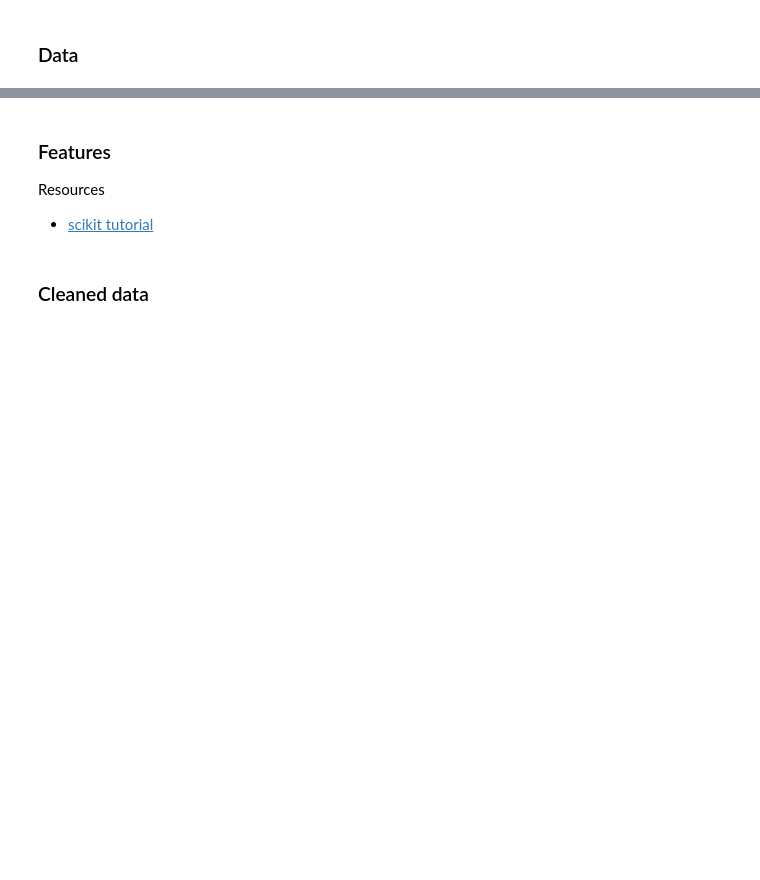
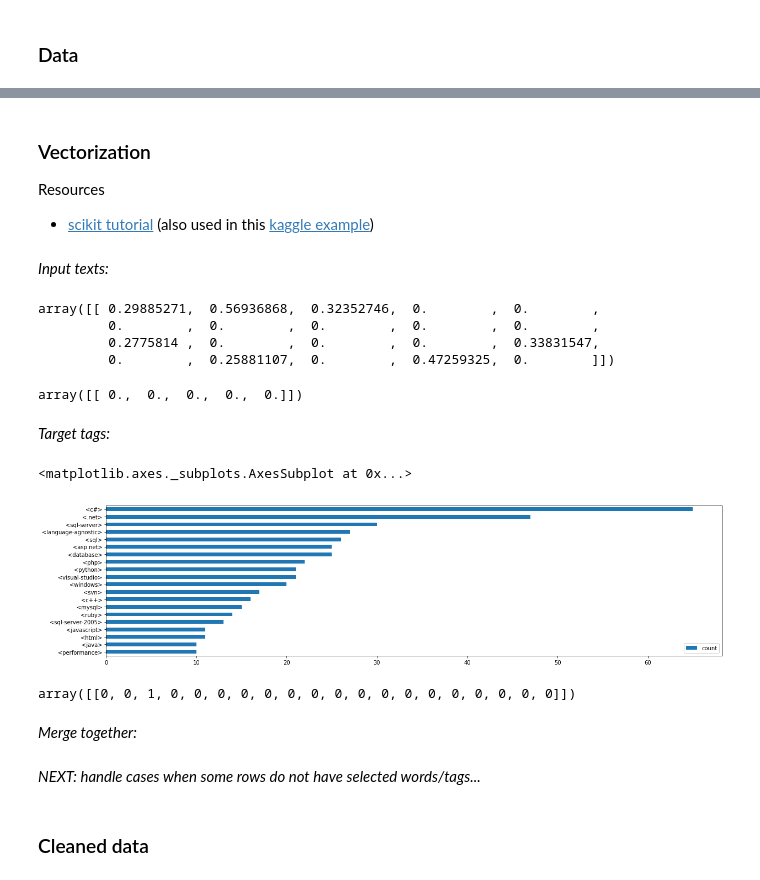
Before and after one commit to 0-tree/OCDataSciencePath, a Jupyter notebook: Project6/Work/dev_dataDownloadAndCleaning.ipynb, the cells around one changed output, grey strips where cells are left out. Saved outputs shown, nothing was run; the diff lists cells and outputs as text; code cells hidden in the pictures; blank space fills up the shorter version.

Commit message:
notebook: ok for basic vectorization on train vs. test //
// remains to ake this easy for later use, AND try learning!

```diff
--- a/Project6/Work/dev_dataDownloadAndCleaning.ipynb
+++ b/Project6/Work/dev_dataDownloadAndCleaning.ipynb
@@ -37,9 +38,3 @@ Some info and uses for [BeautifulSoup](https://pypi.org/project/beautifulsoup4/)
 from bs4 import BeautifulSoup # conda install beautifulsoup4
 # %% [markdown]
 Some info and uses for [NLTK](https://pypi.org/project/nltk/): [here](http://www.nltk.org/book/),
-# %%
-import nltk
-stopwords = nltk.corpus.stopwords.words('english')
-tokenizer = nltk.tokenize.RegexpTokenizer(r'\w+')
-stemer = nltk.PorterStemmer() # factorise this
-#nltk.download('punkt')
@@ -114,0 +58,4 @@ def basicTagTextCleaner(tagText):
+# %%
+n,p = df.shape
+k = .8
+df_train,df_test = df.iloc[:int(k*n),:].copy(),df.iloc[int(k*n):,:].copy()
@@ -129,0 +87,7 @@ df.sample(5)
+# %%
+stopwords = set(nltk.corpus.stopwords.words('english'))
+tokenizer = nltk.tokenize.RegexpTokenizer(r'\w+')
+stemer = nltk.PorterStemmer()
+
+df_train = applyCleaner(df_train,tokenizer,stopwords,stemer)
+df_test = applyCleaner(df_test,tokenizer,stopwords,stemer)
@@ -130,4 +115,7 @@ df.sample(5)
 # %% [markdown]
-### Features
+### Vectorization
+
 Resources
-- [scikit tutorial](http://scikit-learn.org/stable/tutorial/text_analytics/working_with_text_data.html)
+- [scikit tutorial](http://scikit-learn.org/stable/tutorial/text_analytics/working_with_text_data.html) (also used in this [kaggle example](https://www.kaggle.com/c/word2vec-nlp-tutorial#part-1-for-beginners-bag-of-words))
+# %% [markdown]
+*Input texts:*
@@ -133,0 +164,49 @@ Resources
+# %%
+body2_train[0,:].toarray()
+# %% [output]
+array([[ 0.29885271,  0.56936868,  0.32352746,  0.        ,  0.        ,
+         0.        ,  0.        ,  0.        ,  0.        ,  0.        ,
+         0.2775814 ,  0.        ,  0.        ,  0.        ,  0.33831547,
+         0.        ,  0.25881107,  0.        ,  0.47259325,  0.        ]])
+# %%
+title2_train[0,:].toarray()
+# %% [output]
+array([[ 0.,  0.,  0.,  0.,  0.]])
+# %% [markdown]
+*Target tags:*
+# %%
+# analysis of the tags (NB: here we only 'multiplly'-one-hot encode: there is no need to compute TF-IDF!)
+
+# count occurences
+V_tag = 20 # NB (after viewing the plots): a looot of tags appear only once
+count_tag = CountVectorizer(analyzer = "word",   # entities to be counted
+                            preprocessor = None, # because we did it ourselves
+                            lowercase = False,   # because we did it ourselves
+                            stop_words = None,   # because we did it ourselves
+                            tokenizer = None,    # because we did it ourselves
+                            token_pattern = '<[^[<>]*>', # otherwise, treats tags as words
+                            max_features = V_tag)
+
+count_tag.fit(df_train['Tags_clean'])
+vocab_tag = count_tag.vocabulary_
+
+# transform
+tag_train = count_tag.transform(df_train['Tags_clean'])
+tag_test = count_tag.transform(df_test['Tags_clean'])
+
+# plot number of questions per tag
+tagCount = pd.DataFrame(index=['count'])
+for t,i in vocab_tag.items():
+    tagCount[t] = tag_train[:,i].sum()
+tagCount = tagCount.transpose()
+tagCount = tagCount.sort_values(by='count',ascending=True)
+tagCount.plot(kind='barh',figsize=(20,5))
+# %% [output]
+<matplotlib.axes._subplots.AxesSubplot at 0x...>
+[figure, added]
+# %%
+tag_train[0,:].toarray()
+# %% [output]
+array([[0, 0, 1, 0, 0, 0, 0, 0, 0, 0, 0, 0, 0, 0, 0, 0, 0, 0, 0, 0]])
+# %% [markdown]
+*Merge together:*
@@ -134,3 +219,5 @@ Resources
+# %% [markdown]
+*NEXT: handle cases when some rows do not have selected words/tags...*
 # %% [markdown]
 ### Cleaned data
 # %%
```
Also changed, not shown: parts of 16 cells of this notebook.
